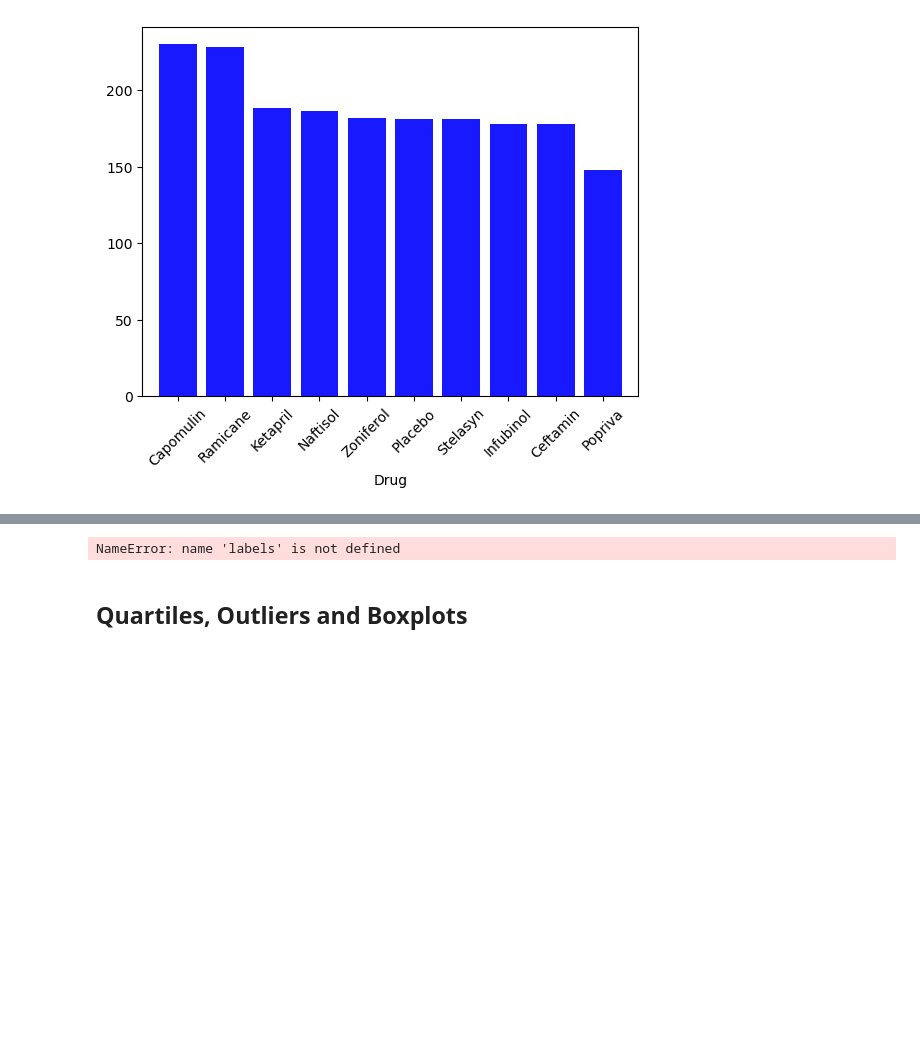
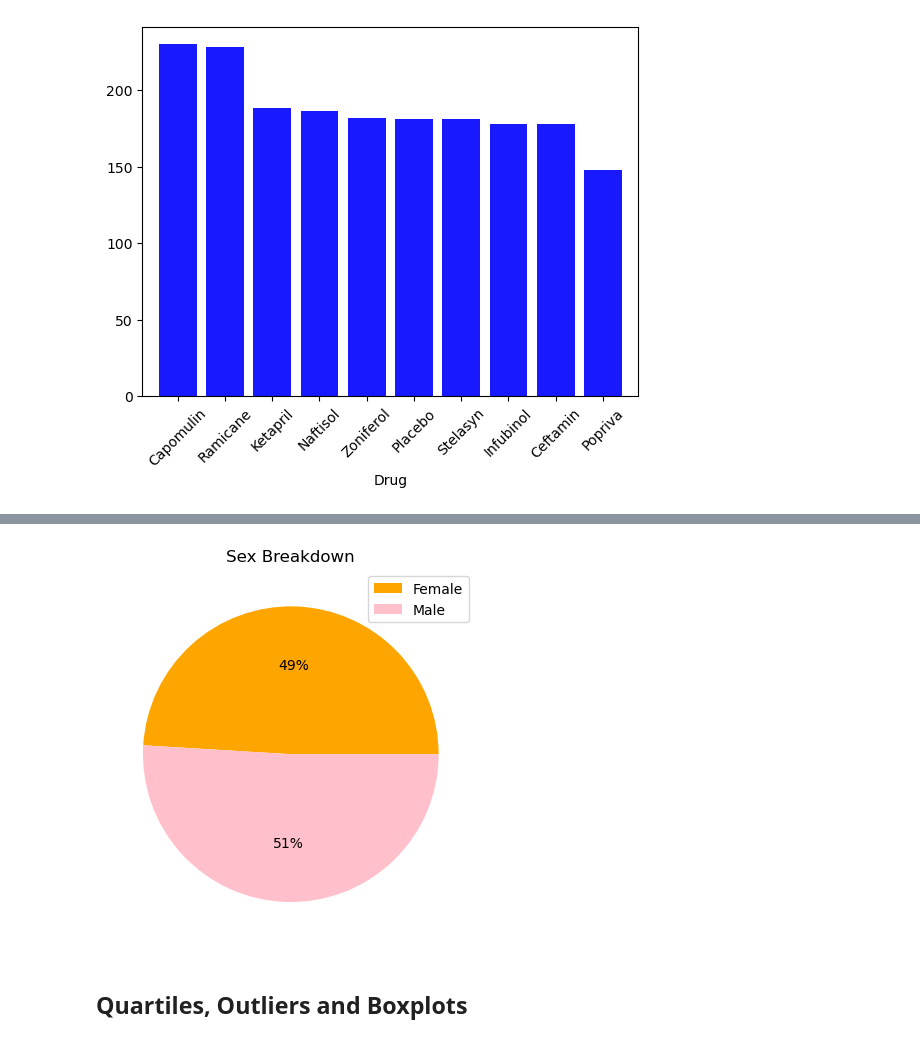
Before and after one commit to Sophie-GJ/pyplots-challenge, a Jupyter notebook: pymaceuticals.ipynb, the cells around one changed output, grey strips where cells are left out. Cells and saved outputs as stored; diff of their text form; code cells hidden in the pictures; blank space fills up the shorter version.

```diff
--- a/pymaceuticals.ipynb
+++ b/pymaceuticals.ipynb
@@ -194,9 +197,12 @@ plt.legend(["Female", "Male"])
 # %%
 # Generate a pie plot showing the distribution of female versus male mice using pyplot
-plt.pie(mf_count, labels=labels, colors=['orange', 'pink'], shadow=False, startangle=140)
+colors=['orange', 'pink']
+plt.pie(mf_count, colors=colors, autopct= "%1.0f%%")
+plt.legend(["Female", "Male"])
+plt.title("Sex Breakdown")
 plt.show()
 # %% [output]
-NameError: name 'labels' is not defined
+[figure, added]
 # %% [markdown]
 ## Quartiles, Outliers and Boxplots
 # %%
```
Also changed, not shown: parts of 5 cells of this notebook.
